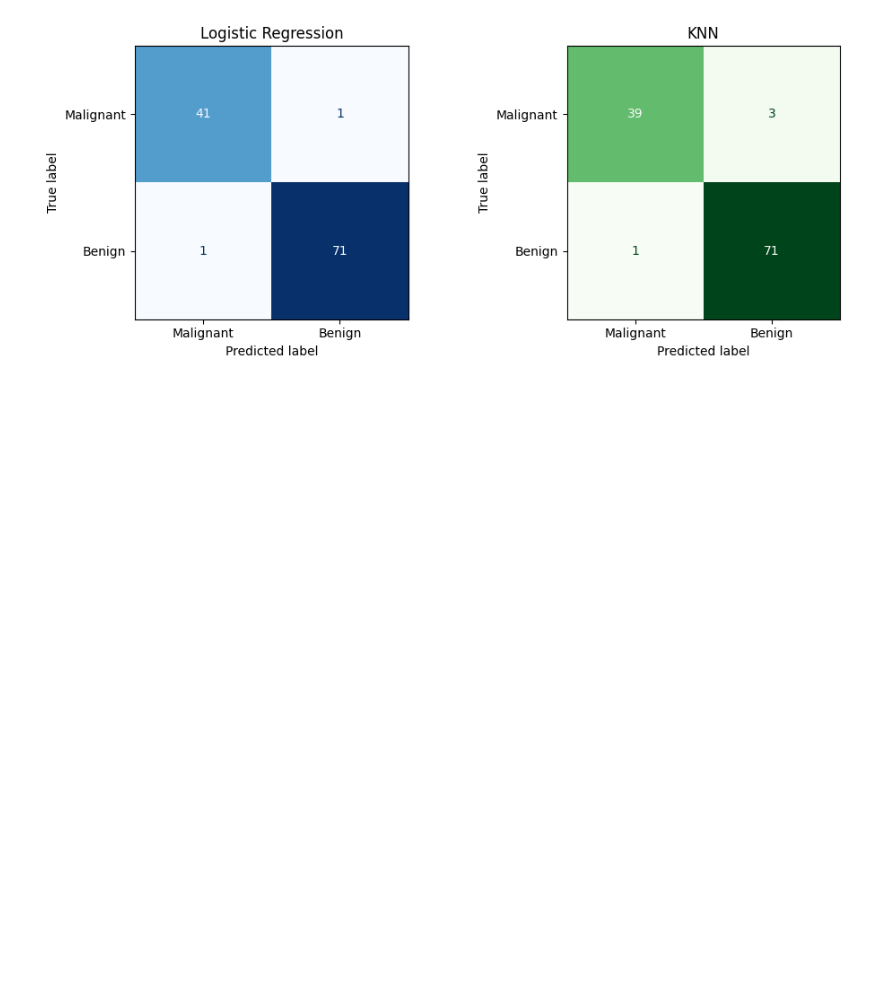
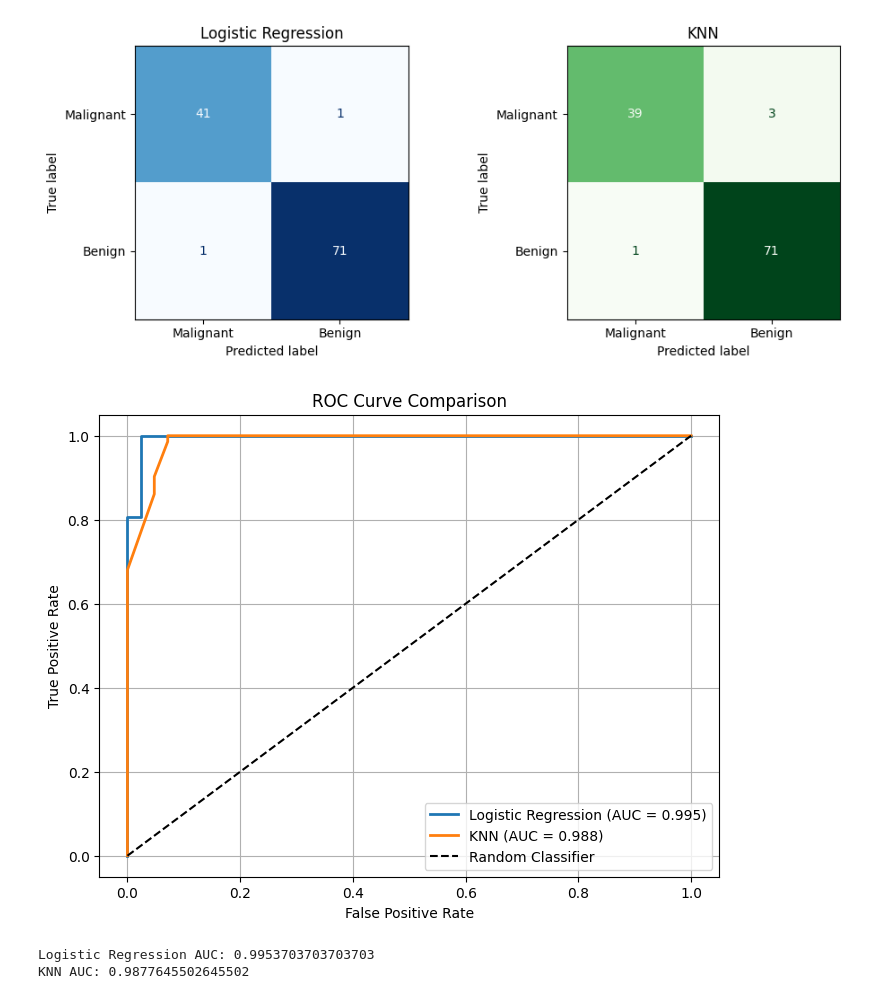
Before and after one commit to icancod/ML-Labs, a Jupyter notebook: ML_LAB6.ipynb, the cells around one changed output. Drawn from its saved outputs; the diff is of its cells as text; code cells hidden in the pictures; blank space fills up the shorter version.

```diff
--- a/ML_LAB6.ipynb
+++ b/ML_LAB6.ipynb
@@ -425,3 +425,48 @@ plt.tight_layout()
 plt.show()
 # %% [output]
 [figure]
+# %%
+from sklearn.metrics import roc_curve, auc
+import matplotlib.pyplot as plt
+
+# Logistic Regression probabilities
+y_prob_log = log_model.predict_proba(X_test)[:, 1]
+
+# KNN probabilities
+y_prob_knn = knn_model.predict_proba(X_test)[:, 1]
+
+# ROC for Logistic Regression
+fpr_log, tpr_log, _ = roc_curve(y_test, y_prob_log)
+auc_log = auc(fpr_log, tpr_log)
+
+# ROC for KNN
+fpr_knn, tpr_knn, _ = roc_curve(y_test, y_prob_knn)
+auc_knn = auc(fpr_knn, tpr_knn)
+
+# Plot
+plt.figure(figsize=(8,6))
+
+plt.plot(fpr_log, tpr_log,
+         label=f"Logistic Regression (AUC = {auc_log:.3f})",
+         linewidth=2)
+
+plt.plot(fpr_knn, tpr_knn,
+         label=f"KNN (AUC = {auc_knn:.3f})",
+         linewidth=2)
+
+plt.plot([0,1], [0,1], 'k--', label="Random Classifier")
+
+plt.xlabel("False Positive Rate")
+plt.ylabel("True Positive Rate")
+plt.title("ROC Curve Comparison")
+plt.legend()
+plt.grid(True)
+
+plt.show()
+
+print("Logistic Regression AUC:", auc_log)
+print("KNN AUC:", auc_knn)
+# %% [output]
+[figure, added]
+Logistic Regression AUC: 0.9953703703703703
+KNN AUC: 0.9877645502645502
```
Also changed, not shown: parts of 1 cell of this notebook.
